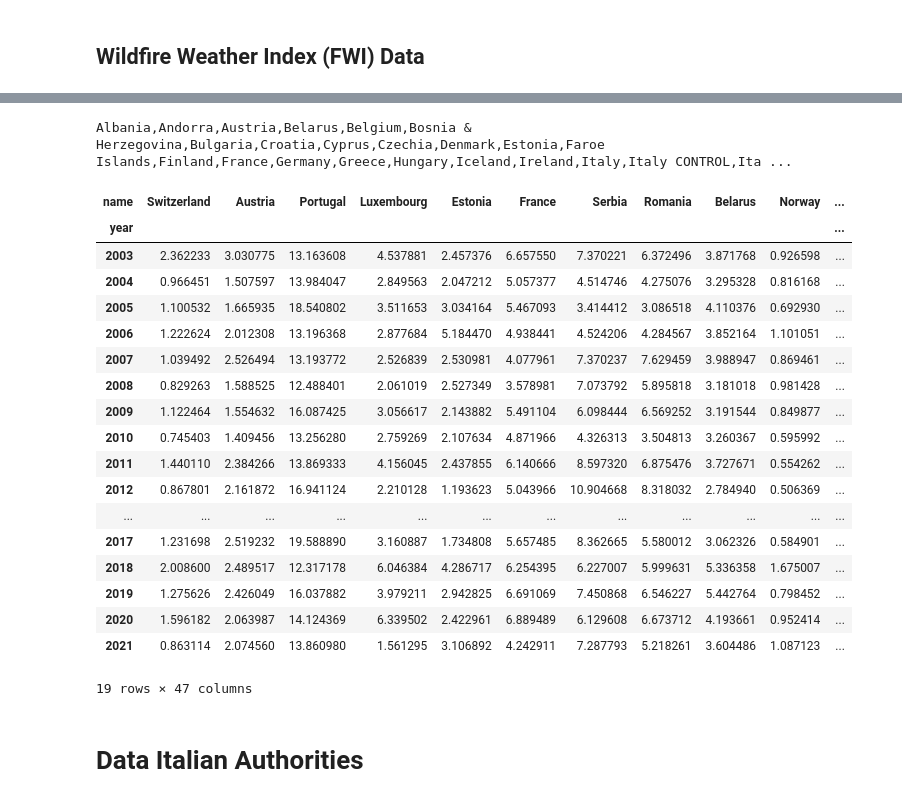
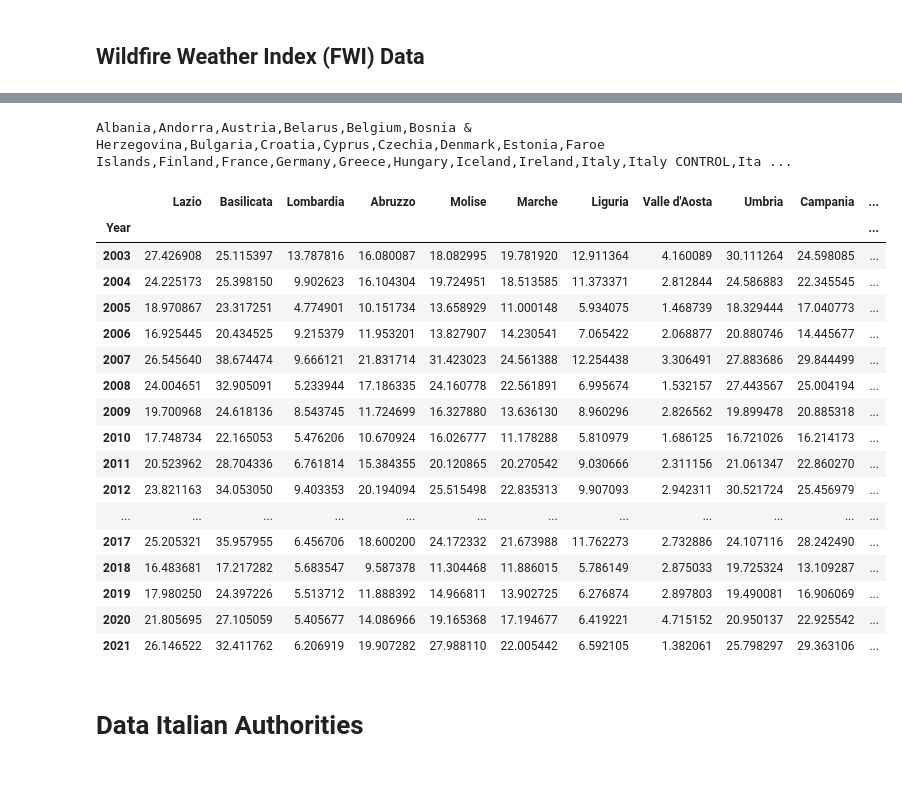
Before and after one commit to kirschnj/wildfire-synthetic-control, a Jupyter notebook: Wildfire Synthetic Control.ipynb, the cells around one changed output, grey strips where cells are left out. Cells and saved outputs as stored; diff of their text form; code cells hidden in the pictures.

```diff
--- a/Wildfire Synthetic Control.ipynb
+++ b/Wildfire Synthetic Control.ipynb
@@ -58,3 +125,11 @@ TREATED Abruzzo, Puglia, Basilicata, Calabria, Campania, Emilia-Romagna, Lazio,
 CONTROL Friuli-Venezia Giulia, Sardegna, Sicilia
 # %% [markdown]
 ## Wildfire Weather Index (FWI) Data
+# %%
+df_fwi = pd.read_excel('data/fwi-data/fwi_italy.xlsx').drop(columns=['COD_REG']).set_index('DEN_REG').T.drop(index=[2000, 2001, 2002])
+df_fwi.index.name = 'Year'
+df_fwi.columns.name = ''
+df_fwi.rename(columns={'Friuli Venezia Giulia': 'Friuli-Venezia Giulia'}, inplace=True)
+df_fwi.index
+df_fwi.index = df_fwi.index.astype('int64')
+df_fwi
@@ -61,3 +155,3 @@ CONTROL Friuli-Venezia Giulia, Sardegna, Sicilia
 # %%
-df_fwi = pd.read_csv('data/fwi-data/fwi_3mesi.csv', index_col='Year')
-df_fwi
+# df_fwi = pd.read_csv('data/fwi-data/fwi_3mesi.csv', index_col='Year')
+# df_fwi.index
@@ -83,36 +158,34 @@ df_fwi
 # %%
-df_fwi_eu = pd.read_excel('data/fwi-data/fwi_europe.xlsx').drop(columns={'iso3','iso_3166_1'}).set_index('name').T
+df_fwi_eu = pd.read_excel('data/fwi-data/fwi_europe.xlsx', sheet_name='mean_summer_FWI').drop(columns={'iso3','iso_3166_1'}).set_index('name').T
 df_fwi_eu.index.rename('year', inplace=True)
 df_fwi_eu.rename(columns={'Czech Republic': 'Czechia'}, inplace=True)
 df_fwi_eu.rename(columns={'Italy ordinary regions': 'Italy TREATED'}, inplace=True)
 df_fwi_eu.rename(columns={'Italy 3 autonomous regions': 'Italy CONTROL'}, inplace=True)
 
-
-
 df_fwi_eu.drop(index=[2000, 2001, 2002], inplace=True)
+df_fwi.index = df_fwi.index.astype('int64')
 print(','.join(sorted(df_fwi_eu.columns)))
-df_fwi_eu
+df_fwi
 # %% [output]
 Albania,Andorra,Austria,Belarus,Belgium,Bosnia & Herzegovina,Bulgaria,Croatia,Cyprus,Czechia,Denmark,Estonia,Faroe Islands,Finland,France,Germany,Greece,Hungary,Iceland,Ireland,Italy,Italy CONTROL,Ita ...
-| name | Switzerland | Austria | Portugal | Luxembourg | Estonia | France | Serbia | Romania | Belarus | Norway | ... |
-| year |  |  |  |  |  |  |  |  |  |  | ... |
-| 2003 | 2.362233 | 3.030775 | 13.163608 | 4.537881 | 2.457376 | 6.657550 | 7.370221 | 6.372496 | 3.871768 | 0.926598 | ... |
-| 2004 | 0.966451 | 1.507597 | 13.984047 | 2.849563 | 2.047212 | 5.057377 | 4.514746 | 4.275076 | 3.295328 | 0.816168 | ... |
-| 2005 | 1.100532 | 1.665935 | 18.540802 | 3.511653 | 3.034164 | 5.467093 | 3.414412 | 3.086518 | 4.110376 | 0.692930 | ... |
-| 2006 | 1.222624 | 2.012308 | 13.196368 | 2.877684 | 5.184470 | 4.938441 | 4.524206 | 4.284567 | 3.852164 | 1.101051 | ... |
-| 2007 | 1.039492 | 2.526494 | 13.193772 | 2.526839 | 2.530981 | 4.077961 | 7.370237 | 7.629459 | 3.988947 | 0.869461 | ... |
-| 2008 | 0.829263 | 1.588525 | 12.488401 | 2.061019 | 2.527349 | 3.578981 | 7.073792 | 5.895818 | 3.181018 | 0.981428 | ... |
-| 2009 | 1.122464 | 1.554632 | 16.087425 | 3.056617 | 2.143882 | 5.491104 | 6.098444 | 6.569252 | 3.191544 | 0.849877 | ... |
-| 2010 | 0.745403 | 1.409456 | 13.256280 | 2.759269 | 2.107634 | 4.871966 | 4.326313 | 3.504813 | 3.260367 | 0.595992 | ... |
-| 2011 | 1.440110 | 2.384266 | 13.869333 | 4.156045 | 2.437855 | 6.140666 | 8.597320 | 6.875476 | 3.727671 | 0.554262 | ... |
-| 2012 | 0.867801 | 2.161872 | 16.941124 | 2.210128 | 1.193623 | 5.043966 | 10.904668 | 8.318032 | 2.784940 | 0.506369 | ... |
+|  | Lazio | Basilicata | Lombardia | Abruzzo | Molise | Marche | Liguria | Valle d'Aosta | Umbria | Campania | ... |
+| Year |  |  |  |  |  |  |  |  |  |  | ... |
+| 2003 | 27.426908 | 25.115397 | 13.787816 | 16.080087 | 18.082995 | 19.781920 | 12.911364 | 4.160089 | 30.111264 | 24.598085 | ... |
+| 2004 | 24.225173 | 25.398150 | 9.902623 | 16.104304 | 19.724951 | 18.513585 | 11.373371 | 2.812844 | 24.586883 | 22.345545 | ... |
+| 2005 | 18.970867 | 23.317251 | 4.774901 | 10.151734 | 13.658929 | 11.000148 | 5.934075 | 1.468739 | 18.329444 | 17.040773 | ... |
+| 2006 | 16.925445 | 20.434525 | 9.215379 | 11.953201 | 13.827907 | 14.230541 | 7.065422 | 2.068877 | 20.880746 | 14.445677 | ... |
+| 2007 | 26.545640 | 38.674474 | 9.666121 | 21.831714 | 31.423023 | 24.561388 | 12.254438 | 3.306491 | 27.883686 | 29.844499 | ... |
+| 2008 | 24.004651 | 32.905091 | 5.233944 | 17.186335 | 24.160778 | 22.561891 | 6.995674 | 1.532157 | 27.443567 | 25.004194 | ... |
+| 2009 | 19.700968 | 24.618136 | 8.543745 | 11.724699 | 16.327880 | 13.636130 | 8.960296 | 2.826562 | 19.899478 | 20.885318 | ... |
+| 2010 | 17.748734 | 22.165053 | 5.476206 | 10.670924 | 16.026777 | 11.178288 | 5.810979 | 1.686125 | 16.721026 | 16.214173 | ... |
+| 2011 | 20.523962 | 28.704336 | 6.761814 | 15.384355 | 20.120865 | 20.270542 | 9.030666 | 2.311156 | 21.061347 | 22.860270 | ... |
+| 2012 | 23.821163 | 34.053050 | 9.403353 | 20.194094 | 25.515498 | 22.835313 | 9.907093 | 2.942311 | 30.521724 | 25.456979 | ... |
 | ... | ... | ... | ... | ... | ... | ... | ... | ... | ... | ... | ... |
-| 2017 | 1.231698 | 2.519232 | 19.588890 | 3.160887 | 1.734808 | 5.657485 | 8.362665 | 5.580012 | 3.062326 | 0.584901 | ... |
-| 2018 | 2.008600 | 2.489517 | 12.317178 | 6.046384 | 4.286717 | 6.254395 | 6.227007 | 5.999631 | 5.336358 | 1.675007 | ... |
-| 2019 | 1.275626 | 2.426049 | 16.037882 | 3.979211 | 2.942825 | 6.691069 | 7.450868 | 6.546227 | 5.442764 | 0.798452 | ... |
-| 2020 | 1.596182 | 2.063987 | 14.124369 | 6.339502 | 2.422961 | 6.889489 | 6.129608 | 6.673712 | 4.193661 | 0.952414 | ... |
-| 2021 | 0.863114 | 2.074560 | 13.860980 | 1.561295 | 3.106892 | 4.242911 | 7.287793 | 5.218261 | 3.604486 | 1.087123 | ... |
+| 2017 | 25.205321 | 35.957955 | 6.456706 | 18.600200 | 24.172332 | 21.673988 | 11.762273 | 2.732886 | 24.107116 | 28.242490 | ... |
+| 2018 | 16.483681 | 17.217282 | 5.683547 | 9.587378 | 11.304468 | 11.886015 | 5.786149 | 2.875033 | 19.725324 | 13.109287 | ... |
+| 2019 | 17.980250 | 24.397226 | 5.513712 | 11.888392 | 14.966811 | 13.902725 | 6.276874 | 2.897803 | 19.490081 | 16.906069 | ... |
+| 2020 | 21.805695 | 27.105059 | 5.405677 | 14.086966 | 19.165368 | 17.194677 | 6.419221 | 4.715152 | 20.950137 | 22.925542 | ... |
+| 2021 | 26.146522 | 32.411762 | 6.206919 | 19.907282 | 27.988110 | 22.005442 | 6.592105 | 1.382061 | 25.798297 | 29.363106 | ... |
-19 rows × 47 columns
 # %% [markdown]
 # Data Italian Authorities
 # %%
```
Also changed, not shown: parts of 12 cells of this notebook, 3 other files.
